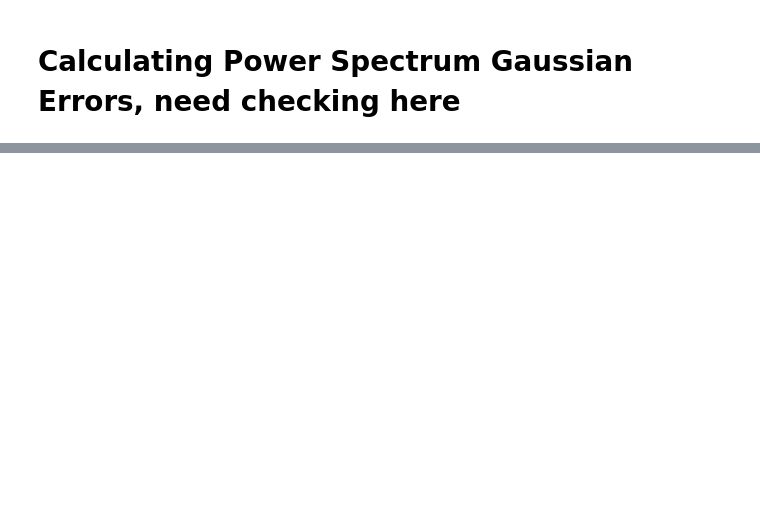
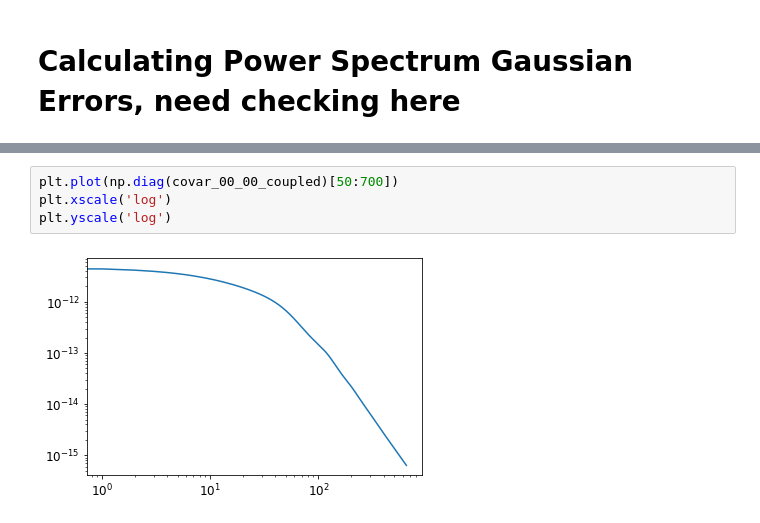
Before and after one commit to catketchup/DES_ACT_test, a Jupyter notebook: th_nonlinear.ipynb, the cells around one changed output, grey strips where cells are left out. Drawn from its saved outputs; the diff is of its cells as text; blank space fills up the shorter version.

```diff
--- a/th_nonlinear.ipynb
+++ b/th_nonlinear.ipynb
@@ -202,0 +259,6 @@ No handles with labels found to put in legend.
+# %%
+plt.plot(np.diag(covar_00_00_coupled)[50:700])
+plt.xscale('log')
+plt.yscale('log')
+# %% [output]
+[figure, added]
```
Also changed, not shown: parts of 19 cells of this notebook, 3 other files.
